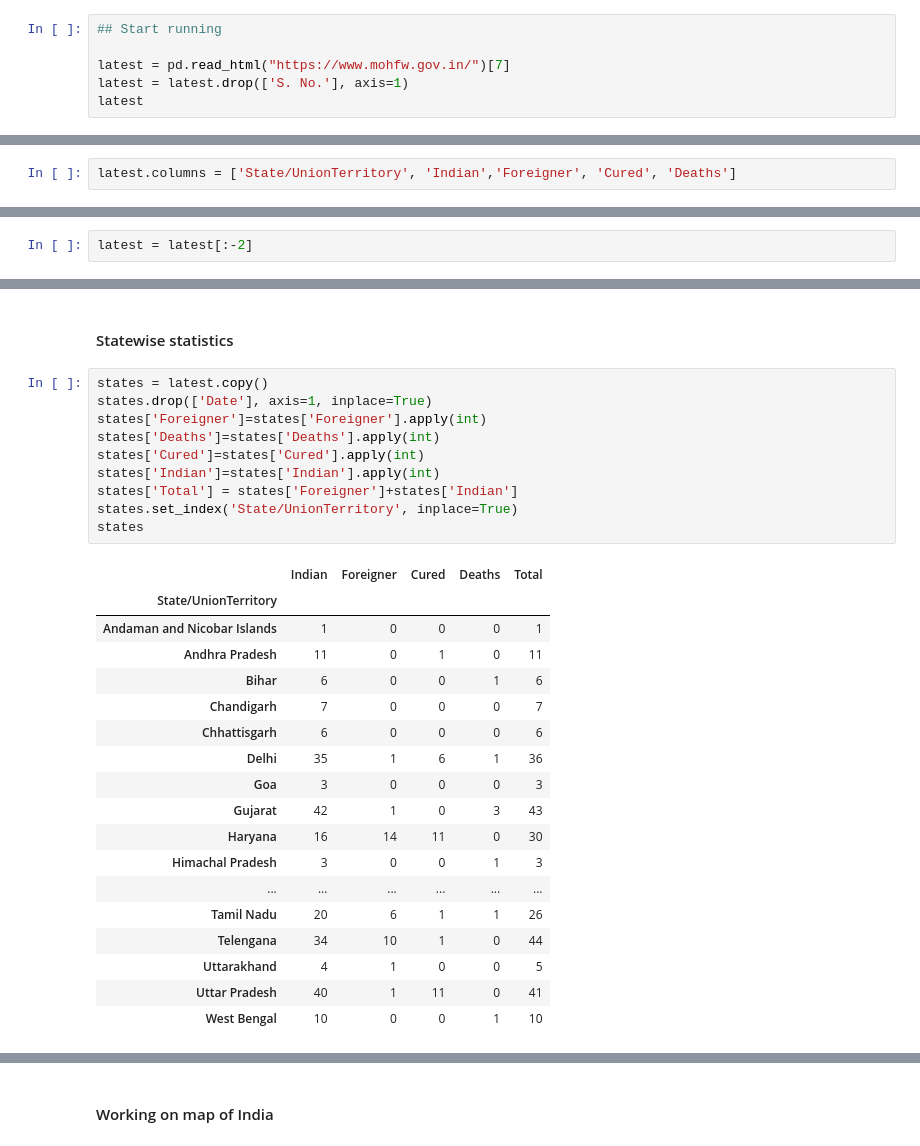
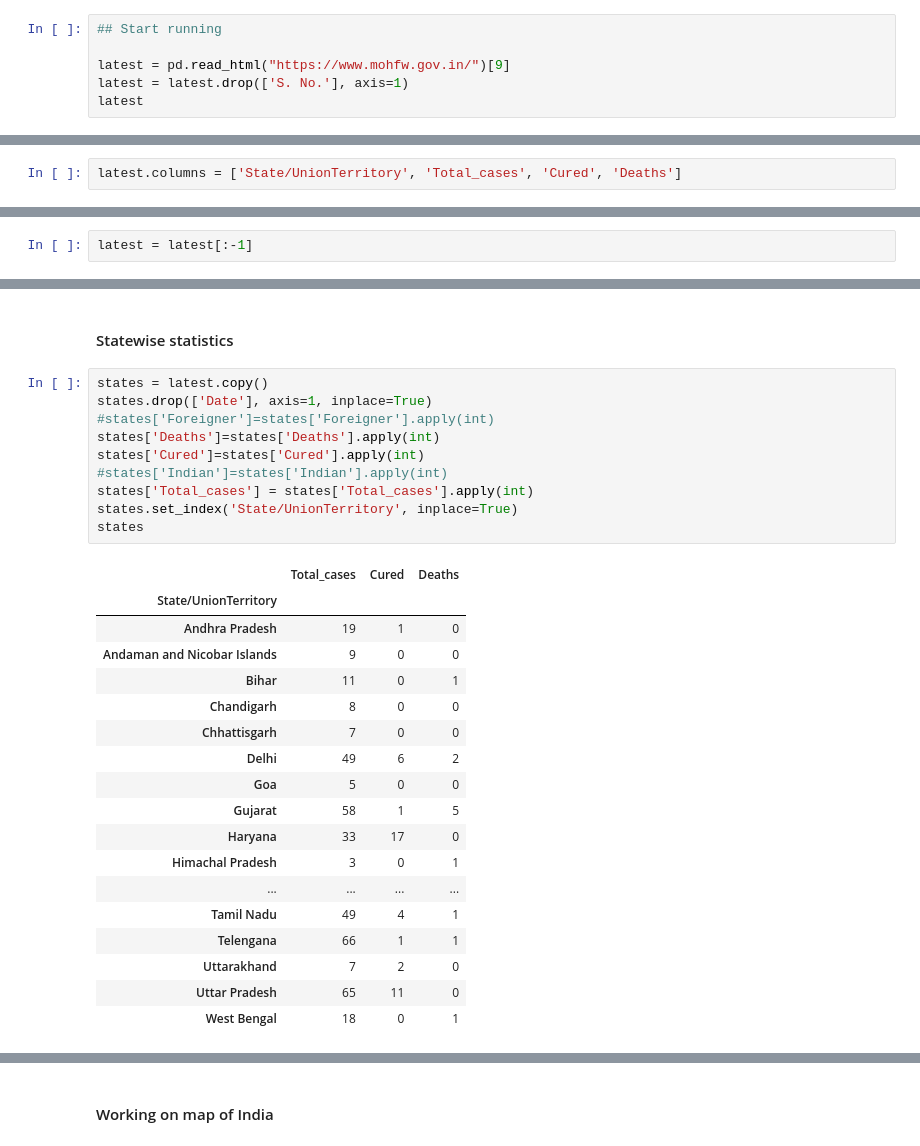
Before and after one commit to subhmm/COVID19IN, a Jupyter notebook: covid19IN.ipynb, the cells around one changed output, grey strips where cells are left out. Cells and saved outputs as stored; diff of their text form.

```diff
--- a/covid19IN.ipynb
+++ b/covid19IN.ipynb
@@ -17,7 +17,7 @@ import seaborn as sns
 # %%
 ## Start running
 
-latest = pd.read_html("https://www.mohfw.gov.in/")[7]
+latest = pd.read_html("https://www.mohfw.gov.in/")[9]
 latest = latest.drop(['S. No.'], axis=1)
 latest
 # %% [output]
@@ -41,9 +41,9 @@ latest
 # %%
-latest.columns = ['State/UnionTerritory', 'Indian','Foreigner', 'Cured', 'Deaths']
+latest.columns = ['State/UnionTerritory', 'Total_cases', 'Cured', 'Deaths']
 # %%
 latest['Date'] = str(datetime.date.today())
 # %%
-latest = latest[:-2]
+latest = latest[:-1]
 # %%
 latest
 # %% [output]
@@ -239,30 +222,30 @@ india['Rise'].iplot(kind='bar', sharing='public', title='DAILY RISE IN CASES', c
 # %%
 states = latest.copy()
 states.drop(['Date'], axis=1, inplace=True)
-states['Foreigner']=states['Foreigner'].apply(int)
+#states['Foreigner']=states['Foreigner'].apply(int)
 states['Deaths']=states['Deaths'].apply(int)
 states['Cured']=states['Cured'].apply(int)
-states['Indian']=states['Indian'].apply(int)
-states['Total'] = states['Foreigner']+states['Indian']
+#states['Indian']=states['Indian'].apply(int)
+states['Total_cases'] = states['Total_cases'].apply(int)
 states.set_index('State/UnionTerritory', inplace=True)
 states
 # %% [output]
-|  | Indian | Foreigner | Cured | Deaths | Total |
-| State/UnionTerritory |  |  |  |  |  |
-| Andaman and Nicobar Islands | 1 | 0 | 0 | 0 | 1 |
-| Andhra Pradesh | 11 | 0 | 1 | 0 | 11 |
-| Bihar | 6 | 0 | 0 | 1 | 6 |
-| Chandigarh | 7 | 0 | 0 | 0 | 7 |
-| Chhattisgarh | 6 | 0 | 0 | 0 | 6 |
-| Delhi | 35 | 1 | 6 | 1 | 36 |
-| Goa | 3 | 0 | 0 | 0 | 3 |
-| Gujarat | 42 | 1 | 0 | 3 | 43 |
-| Haryana | 16 | 14 | 11 | 0 | 30 |
-| Himachal Pradesh | 3 | 0 | 0 | 1 | 3 |
-| ... | ... | ... | ... | ... | ... |
-| Tamil Nadu | 20 | 6 | 1 | 1 | 26 |
-| Telengana | 34 | 10 | 1 | 0 | 44 |
-| Uttarakhand | 4 | 1 | 0 | 0 | 5 |
-| Uttar Pradesh | 40 | 1 | 11 | 0 | 41 |
-| West Bengal | 10 | 0 | 0 | 1 | 10 |
+|  | Total_cases | Cured | Deaths |
+| State/UnionTerritory |  |  |  |
+| Andhra Pradesh | 19 | 1 | 0 |
+| Andaman and Nicobar Islands | 9 | 0 | 0 |
+| Bihar | 11 | 0 | 1 |
+| Chandigarh | 8 | 0 | 0 |
+| Chhattisgarh | 7 | 0 | 0 |
+| Delhi | 49 | 6 | 2 |
+| Goa | 5 | 0 | 0 |
+| Gujarat | 58 | 1 | 5 |
+| Haryana | 33 | 17 | 0 |
+| Himachal Pradesh | 3 | 0 | 1 |
+| ... | ... | ... | ... |
+| Tamil Nadu | 49 | 4 | 1 |
+| Telengana | 66 | 1 | 1 |
+| Uttarakhand | 7 | 2 | 0 |
+| Uttar Pradesh | 65 | 11 | 0 |
+| West Bengal | 18 | 0 | 1 |
 # %%
```
Also changed, not shown: parts of 40 cells of this notebook, 2 other files.
